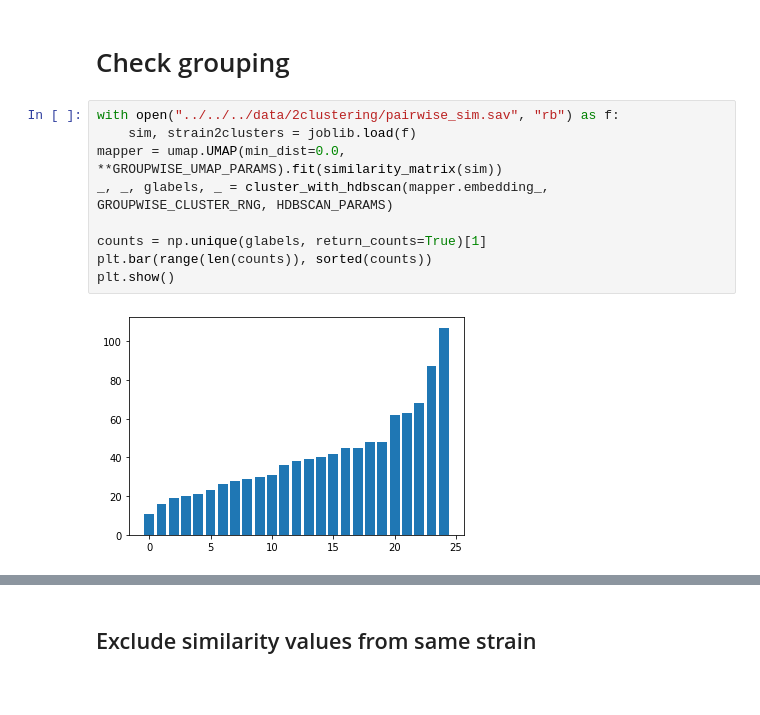
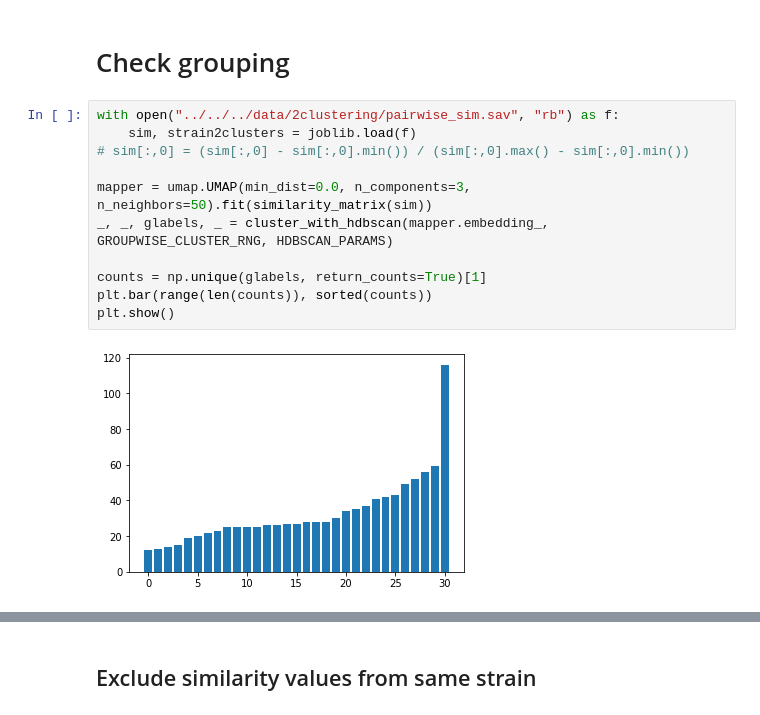
Before and after one commit to Thalaivar/DDP, a Jupyter notebook: B-SOID/notebooks/2clustering.ipynb, the cells around one changed output, grey strips where cells are left out. Saved outputs shown, nothing was run; the diff lists cells and outputs as text; blank space fills up the shorter version.

```diff
--- a/B-SOID/notebooks/2clustering.ipynb
+++ b/B-SOID/notebooks/2clustering.ipynb
@@ -77,14 +77,16 @@ strainwise_clustering = Parallel(n_jobs=4)(delayed(cluster_strainwise)(strains[i
 # %%
 with open("../../../data/2clustering/pairwise_sim.sav", "rb") as f:
     sim, strain2clusters = joblib.load(f)
-mapper = umap.UMAP(min_dist=0.0, **GROUPWISE_UMAP_PARAMS).fit(similarity_matrix(sim))
+# sim[:,0] = (sim[:,0] - sim[:,0].min()) / (sim[:,0].max() - sim[:,0].min())
+
+mapper = umap.UMAP(min_dist=0.0, n_components=3, n_neighbors=50).fit(similarity_matrix(sim))
 _, _, glabels, _ = cluster_with_hdbscan(mapper.embedding_, GROUPWISE_CLUSTER_RNG, HDBSCAN_PARAMS)
 
 counts = np.unique(glabels, return_counts=True)[1]
 plt.bar(range(len(counts)), sorted(counts))
 plt.show()
 # %% [output]
-[figure, old version]
+[figure, new version]
 # %%
 same_grouping_frac = {strain: np.unique(glabels[idx]).size / len(idx) for strain, idx in strain2clusters.items()}
 same_grouping_frac
```
Also changed, not shown: parts of 6 cells of this notebook, 2 other files.
